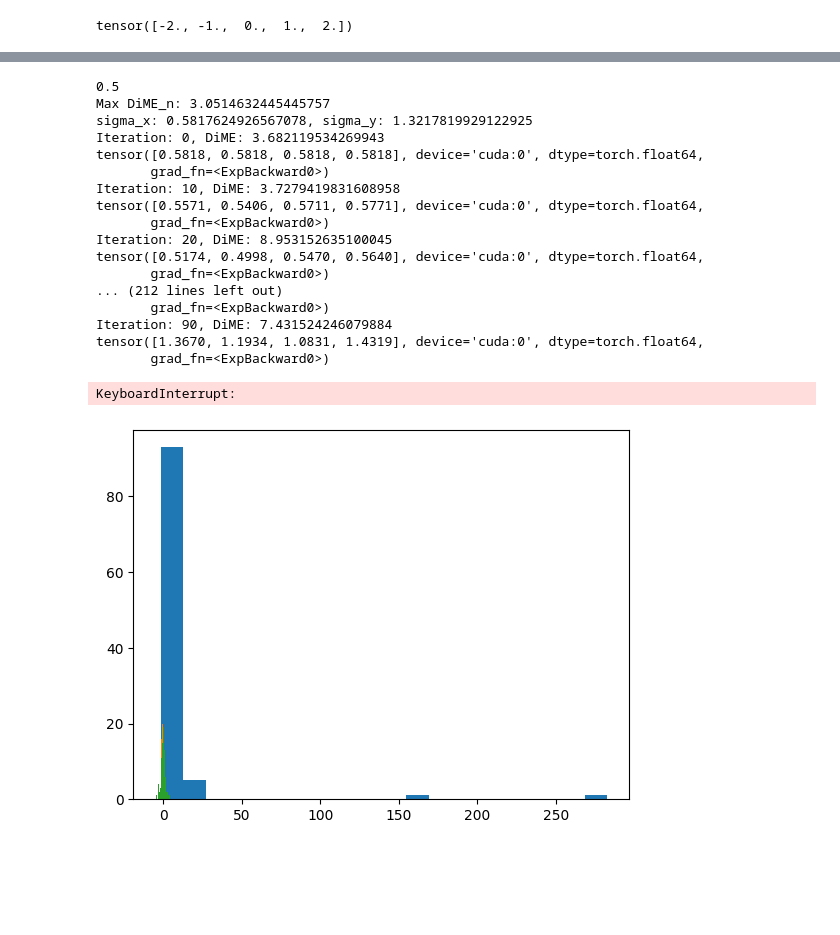
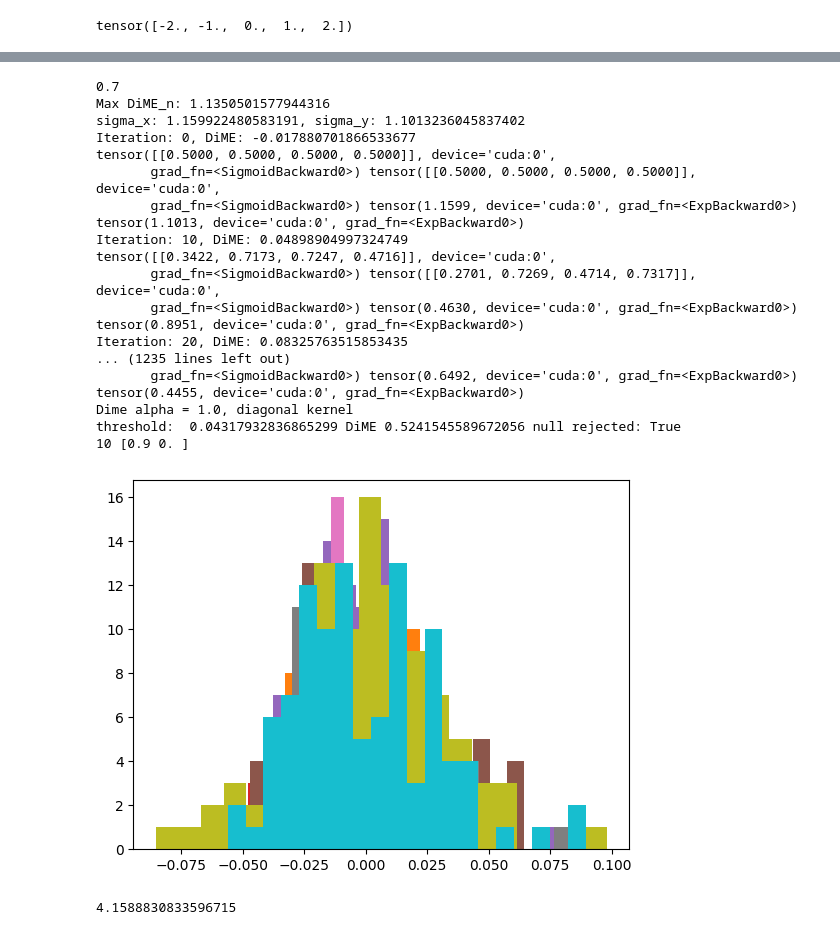
Before and after one commit to KeiderHoyos/IndependenceTestingDifferenceEntropies, a Jupyter notebook: demo.ipynb, the cells around one changed output, grey strips where cells are left out. Cells and saved outputs as stored; diff of their text form; code cells hidden in the pictures; blank space fills up the shorter version.

Commit message:
Changing permutation test and modifying loss function

```diff
--- a/demo.ipynb
+++ b/demo.ipynb
@@ -105,10 +105,10 @@ def GSign(n,d, seed):
     Y = np.abs(Z)*np.prod(sign_X,1)
     return X,Y
 # %%
-n = 900
+n = 600
 d = 3
-test_num = 2
-dime_perm = 5
+test_num = 5
+dime_perm = 10
 result_test_correct = np.zeros([6,test_num])
 seed = 0
 for it in range(test_num):
@@ -119,13 +119,13 @@ for it in range(test_num):
     #test#
 
 
-    dime_estimator = IndpTest_DIME( X_tensor, Y_tensor, dime_perm = 10, alpha = 0.5, type_bandwidth="diagonal", lr = 0.01,  split_ratio = 0.5,
-                                    batch_size = None, grid_search_min = -1, grid_search_max = 4, epochs=300)
+    dime_estimator = IndpTest_DIME( X_tensor, Y_tensor, dime_perm = 10, alpha = 0.5, type_bandwidth="weighted", lr = 0.05,  split_ratio = 0.5,
+                                    batch_size = None, grid_search_min = -3, grid_search_max = 3, epochs=300)
     results_dime = dime_estimator.perform_test()
     result_test_correct[0, it] = float(results_dime['h0_rejected'])
     print('Dime alpha = 1.0, diagonal kernel')
     print('threshold: ',results_dime["thresh"].item(), 'DiME', results_dime["test_stat"].item(), 'null rejected:' ,results_dime["h0_rejected"].item())
-    print(dime_estimator.sigma_x_diag_vals)
+    # print(dime_estimator.sigma_x_diag_vals)
 
     seed += 1
     print(it+1, np.sum(result_test_correct,1)/(it+1))
@@ -323,11 +323,11 @@ for alpha in alpha_set:
 0.7 99 [0.12 0.33 0.89]
 # %%
 
-alphas = (0.5,)
+alphas = (0.7,)
 alpha = alphas[0]
 print(alpha)
 n_alphas = len(alphas)
-test_num = 5
+test_num = 10
 dime_perm = 2
 result_test_correct = np.zeros([2,test_num])
 seed = 0
@@ -346,11 +346,12 @@ for it in range(test_num):
     # print('Dime alpha = 1.0, isotropic kernel')
     # print('threshold: ',results_dime["thresh"].item(), 'DiME', results_dime["test_stat"].item(), 'null rejected:' ,results_dime["h0_rejected"].item())
 
-    dime_estimator = IndpTest_DIME( X_tensor, Y_tensor, dime_perm = 5, alpha =0.125, type_bandwidth="diagonal", epochs=200, lr= 0.01, grid_search_max=4, grid_search_min = -1)
+    dime_estimator = IndpTest_DIME(X_tensor, Y_tensor, dime_perm = 10, alpha = 1.0, type_bandwidth = "weighted", lr = 0.1,  split_ratio = 0.5,
+                                    batch_size = None, grid_search_min = 0, grid_search_max = 4, epochs=300, scheduler=False, optimizer = "adam")
     results_dime = dime_estimator.perform_test()
-    result_test_correct[1, it] = float(results_dime['h0_rejected'])
-    print('Dime alpha = 1.0, non-isotropic kernel')
-    print('threshold: ',results_dime["thresh"].item(), 'DiME', results_dime["test_stat"].item(), 'null rejected' ,results_dime["h0_rejected"].item())
+    result_test_correct[0, it] = float(results_dime['h0_rejected'])
+    print('Dime alpha = 1.0, diagonal kernel')
+    print('threshold: ',results_dime["thresh"].item(), 'DiME', results_dime["test_stat"].item(), 'null rejected:' ,results_dime["h0_rejected"].item())
 
     # dime_estimator = IndpTest_DIME( X_tensor, Y_tensor, dime_perm = 5, alpha = 2.0, isotropic = True)
     # results_dime = dime_estimator.perform_test()
@@ -364,49 +365,52 @@ for it in range(test_num):
     # print('Dime alpha = 2.0, non-isotropic kernel')
     # print('threshold: ',results_dime["thresh"].item(), 'DiME', results_dime["test_stat"].item(), 'null rejected' ,results_dime["h0_rejected"].item())
 
     # dime_estimator = IndpTest_DIME( X_tensor, Y_tensor, dime_perm = 5, alpha = 5.0, isotropic = True)
     # results_dime = dime_estimator.perform_test()
     # result_test_correct[4, it] = float(results_dime['h0_rejected'])
     # print('Dime alpha = 5.0, isotropic kernel')
     # print('threshold: ',results_dime["thresh"].item(), 'DiME', results_dime["test_stat"].item(), 'null rejected' ,results_dime["h0_rejected"].item())
 
     # dime_estimator = IndpTest_DIME( X_tensor, Y_tensor, dime_perm = 5, alpha = 5.0, isotropic = False)
     # results_dime = dime_estimator.perform_test()
     # result_test_correct[5, it] = float(results_dime['h0_rejected'])
     # print('Dime alpha = 5.0, non-isotropic kernel')
     # print('threshold: ',results_dime["thresh"].item(), 'DiME', results_dime["test_stat"].item(), 'null rejected' ,results_dime["h0_rejected"].item())
 
     # hsic0 = IndpTest_naive(X_tensor, Y_tensor, alpha=0.05, n_permutation=100, kernel_type="Gaussian", null_gamma = True)
     # results_all0 = hsic0.perform_test()
     # result_test_correct[0, it] = float(results_all0['h0_rejected'])
 
     # hsic1 = IndpTest_LKGaussian(X_tensor, Y_tensor, device, alpha=0.05, n_permutation=100, null_gamma = True, split_ratio = 0.5)
     # results_all1 = hsic1.perform_test(debug = -1, if_grid_search = True)
     # result_test_correct[1, it] = float(results_all1['h0_rejected'])
 
     # hsic2 = IndpTest_LKWeightGaussian(X_tensor, Y_tensor, device, alpha=0.05, n_permutation=100, null_gamma = True, split_ratio = 0.5)
     # results_all2 = hsic2.perform_test(debug = -1, if_grid_search = True)
     # result_test_correct[2, it] = float(results_all2['h0_rejected'])
 
     seed += 1
     print(it+1, np.sum(result_test_correct,1)/(it+1))
 # %% [output]
-0.5
-Max DiME_n: 3.0514632445445757
-sigma_x: 0.5817624926567078, sigma_y: 1.3217819929122925
-Iteration: 0, DiME: 3.682119534269943
-tensor([0.5818, 0.5818, 0.5818, 0.5818], device='cuda:0', dtype=torch.float64,
-       grad_fn=<ExpBackward0>)
-Iteration: 10, DiME: 3.7279419831608958
-tensor([0.5571, 0.5406, 0.5711, 0.5771], device='cuda:0', dtype=torch.float64,
-       grad_fn=<ExpBackward0>)
-Iteration: 20, DiME: 8.953152635100045
-tensor([0.5174, 0.4998, 0.5470, 0.5640], device='cuda:0', dtype=torch.float64,
-       grad_fn=<ExpBackward0>)
-... (212 lines left out)
-       grad_fn=<ExpBackward0>)
-Iteration: 90, DiME: 7.431524246079884
-tensor([1.3670, 1.1934, 1.0831, 1.4319], device='cuda:0', dtype=torch.float64,
-       grad_fn=<ExpBackward0>)
+0.7
+Max DiME_n: 1.1350501577944316
+sigma_x: 1.159922480583191, sigma_y: 1.1013236045837402
+Iteration: 0, DiME: -0.017880701866533677
+tensor([[0.5000, 0.5000, 0.5000, 0.5000]], device='cuda:0',
+       grad_fn=<SigmoidBackward0>) tensor([[0.5000, 0.5000, 0.5000, 0.5000]], device='cuda:0',
+       grad_fn=<SigmoidBackward0>) tensor(1.1599, device='cuda:0', grad_fn=<ExpBackward0>) tensor(1.1013, device='cuda:0', grad_fn=<ExpBackward0>)
+Iteration: 10, DiME: 0.04898904997324749
+tensor([[0.3422, 0.7173, 0.7247, 0.4716]], device='cuda:0',
+       grad_fn=<SigmoidBackward0>) tensor([[0.2701, 0.7269, 0.4714, 0.7317]], device='cuda:0',
+       grad_fn=<SigmoidBackward0>) tensor(0.4630, device='cuda:0', grad_fn=<ExpBackward0>) tensor(0.8951, device='cuda:0', grad_fn=<ExpBackward0>)
+Iteration: 20, DiME: 0.08325763515853435
+... (1235 lines left out)
+       grad_fn=<SigmoidBackward0>) tensor(0.6492, device='cuda:0', grad_fn=<ExpBackward0>) tensor(0.4455, device='cuda:0', grad_fn=<ExpBackward0>)
+Dime alpha = 1.0, diagonal kernel
+threshold:  0.04317932836865299 DiME 0.5241545589672056 null rejected: True
+10 [0.9 0. ]
-KeyboardInterrupt:
-[figure, old version]
+[figure, new version]
+# %%
+np.log(64)
+# %% [output]
+4.1588830833596715
```
Also changed, not shown: parts of 1 cell of this notebook, 2 other files.
